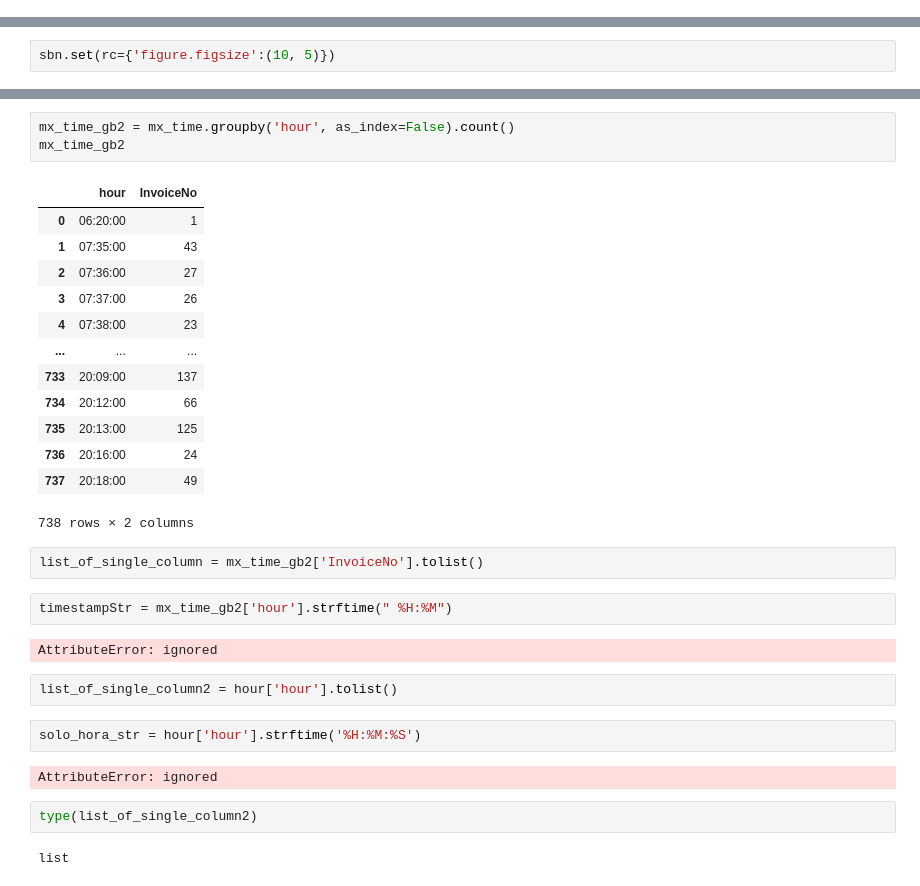
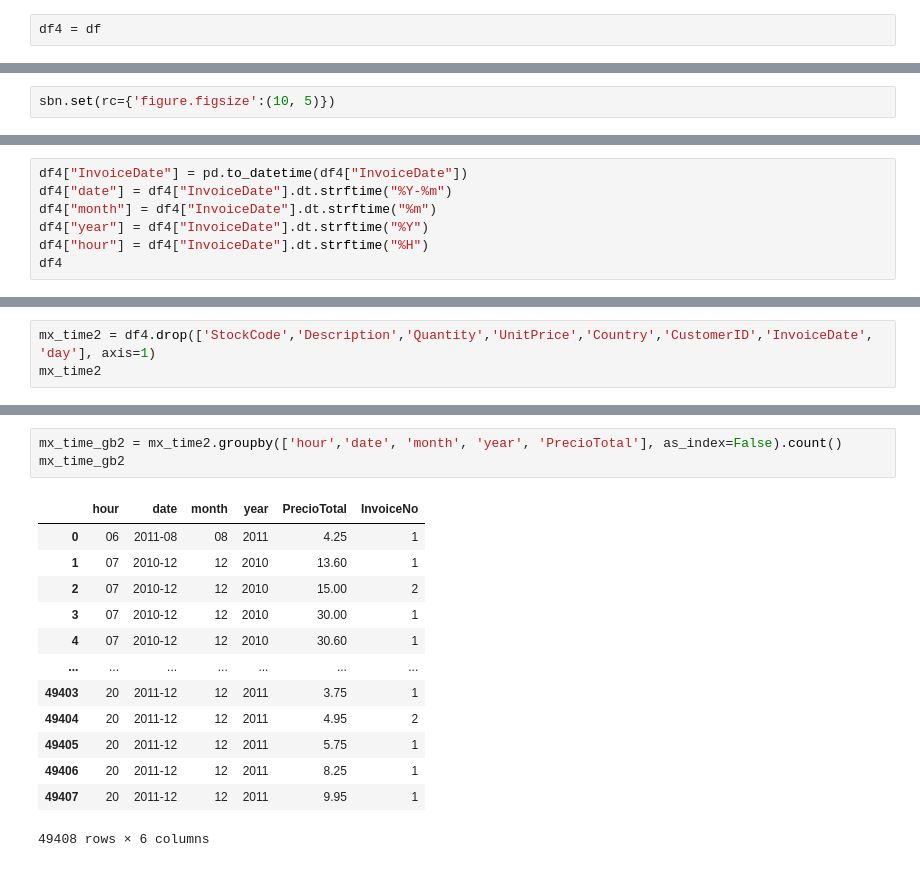
Before and after one commit to SBGuillermo/TFM-AnalisisComercio, a Jupyter notebook: Notebooks/2_Analisis_cualitativo_datset.ipynb, the cells around one changed output, grey strips where cells are left out. Cells and saved outputs as stored; diff of their text form.

```diff
--- a/Notebooks/2_Analisis_cualitativo_datset.ipynb
+++ b/Notebooks/2_Analisis_cualitativo_datset.ipynb
@@ -103,3 +109,5 @@ df
 | 197922 | 581587 | 23255 | other | 4 | 2011-12-09 12:50:00 | 4.15 | 12680.0 | France | 16.60 |
 | 197923 | 581587 | 22138 | other | 3 | 2011-12-09 12:50:00 | 4.95 | 12680.0 | France | 14.85 |
 397924 rows × 9 columns
+# %%
+df4 = df
@@ -187,0 +202,7 @@ Text(0, 0.5, 'some numbers')
+# %%
+df4["InvoiceDate"] = pd.to_datetime(df4["InvoiceDate"])
+df4["date"] = df4["InvoiceDate"].dt.strftime("%Y-%m")
+df4["month"] = df4["InvoiceDate"].dt.strftime("%m")
+df4["year"] = df4["InvoiceDate"].dt.strftime("%Y")
+df4["hour"] = df4["InvoiceDate"].dt.strftime("%H")
+df4
@@ -187,0 +223,3 @@ Text(0, 0.5, 'some numbers')
+# %%
+mx_time2 = df4.drop(['StockCode','Description','Quantity','UnitPrice','Country','CustomerID','InvoiceDate', 'day'], axis=1)
+mx_time2
@@ -188,33 +240,17 @@ Text(0, 0.5, 'some numbers')
 # %%
-mx_time_gb2 = mx_time.groupby('hour', as_index=False).count()
+mx_time_gb2 = mx_time2.groupby(['hour','date', 'month', 'year', 'PrecioTotal'], as_index=False).count()
 mx_time_gb2
 # %% [output]
-|  | hour | InvoiceNo |
-| 0 | 06:20:00 | 1 |
-| 1 | 07:35:00 | 43 |
-| 2 | 07:36:00 | 27 |
-| 3 | 07:37:00 | 26 |
-| 4 | 07:38:00 | 23 |
-| ... | ... | ... |
-| 733 | 20:09:00 | 137 |
-| 734 | 20:12:00 | 66 |
-| 735 | 20:13:00 | 125 |
-| 736 | 20:16:00 | 24 |
-| 737 | 20:18:00 | 49 |
+|  | hour | date | month | year | PrecioTotal | InvoiceNo |
+| 0 | 06 | 2011-08 | 08 | 2011 | 4.25 | 1 |
+| 1 | 07 | 2010-12 | 12 | 2010 | 13.60 | 1 |
+| 2 | 07 | 2010-12 | 12 | 2010 | 15.00 | 2 |
+| 3 | 07 | 2010-12 | 12 | 2010 | 30.00 | 1 |
+| 4 | 07 | 2010-12 | 12 | 2010 | 30.60 | 1 |
+| ... | ... | ... | ... | ... | ... | ... |
+| 49403 | 20 | 2011-12 | 12 | 2011 | 3.75 | 1 |
+| 49404 | 20 | 2011-12 | 12 | 2011 | 4.95 | 2 |
+| 49405 | 20 | 2011-12 | 12 | 2011 | 5.75 | 1 |
+| 49406 | 20 | 2011-12 | 12 | 2011 | 8.25 | 1 |
+| 49407 | 20 | 2011-12 | 12 | 2011 | 9.95 | 1 |
-738 rows × 2 columns
+49408 rows × 6 columns
-# %%
-list_of_single_column = mx_time_gb2['InvoiceNo'].tolist()
-# %%
-timestampStr = mx_time_gb2['hour'].strftime(" %H:%M")
-# %% [output]
-AttributeError: ignored
-# %%
-list_of_single_column2 = hour['hour'].tolist()
-# %%
-solo_hora_str = hour['hour'].strftime('%H:%M:%S')
-# %% [output]
-AttributeError: ignored
-# %%
-type(list_of_single_column2)
-# %% [output]
-list
```
Also changed, not shown: parts of 22 cells of this notebook.
